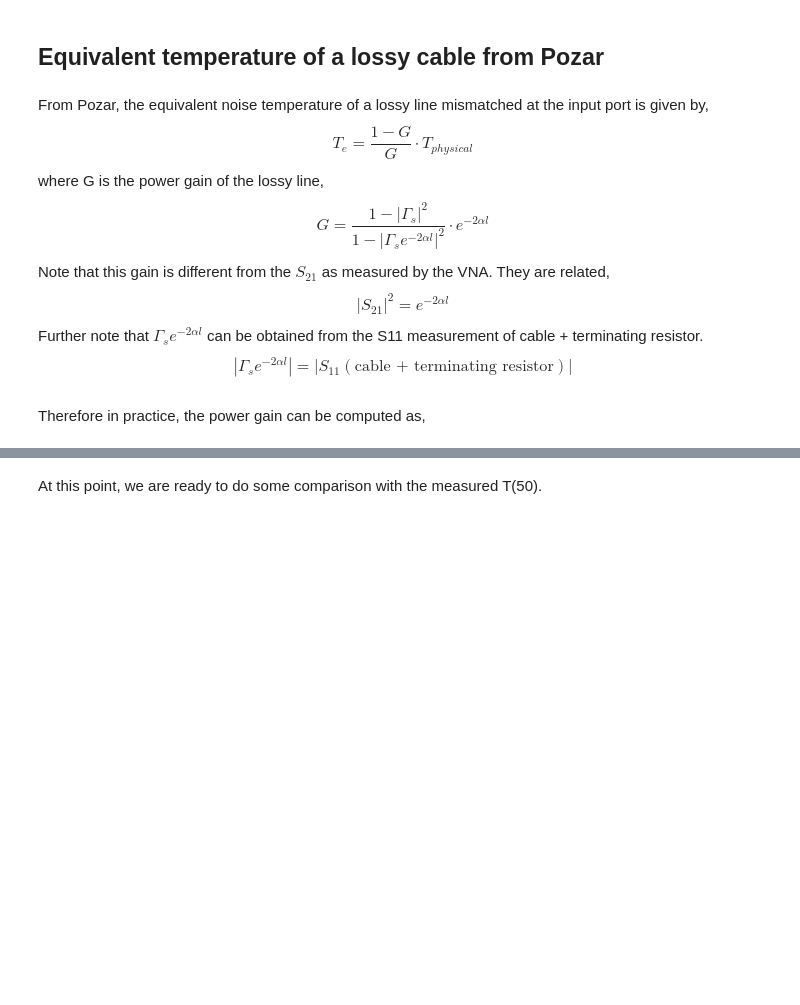
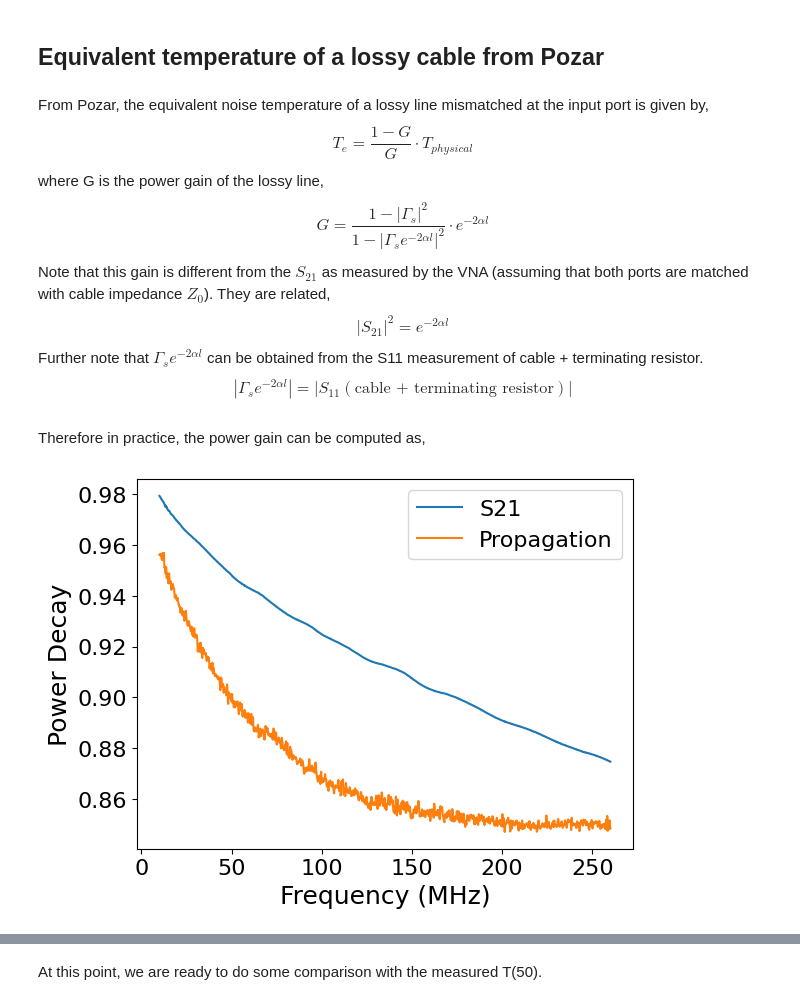
Before and after one commit to JoyYTZhou/RF_Math, a Jupyter notebook: notebooks/multiple_reflection.ipynb, the cells around one changed output, grey strips where cells are left out. Cells and saved outputs as stored; diff of their text form; code cells hidden in the pictures; blank space fills up the shorter version.

```diff
--- a/notebooks/multiple_reflection.ipynb
+++ b/notebooks/multiple_reflection.ipynb
@@ -151,7 +139,7 @@ where G is the power gain of the lossy line,
 $$
 G = \dfrac{1 - |\Gamma_s|^2}{1 - |\Gamma_s e^{-2 \alpha l}|^2} \cdot e^{-2 \alpha l}
 $$
-Note that this gain is different from the $S_{21}$ as measured by the VNA. They are related,
+Note that this gain is different from the $S_{21}$ as measured by the VNA (assuming that both ports are matched with cable impedance $Z_0$). They are related,
 $$
 |S_{21}|^2 = e^{-2 \alpha l}
 $$
@@ -164,2 +157,18 @@ Therefore in practice, the power gain can be computed as,
+# %%
+# compare power decays computed two ways
+power_decay_s21 = np.abs(Cable_S21.s[:,1,0])**2
+
+alpha = np.real(prop_cst)
+power_decay_prop = np.exp(-2 * alpha * d)
+
+plt.figure()
+plt.plot(chosen_f/1e6, power_decay_s21, label='S21')
+plt.plot(chosen_f/1e6, power_decay_prop, label='Propagation')
+plt.xlabel('Frequency (MHz)')
+plt.ylabel('Power Decay')
+plt.legend()
+plt.show()
+# %% [output]
+[figure, added]
 # %%
 # compute equivalent noise temperature of the cable using Pozar's formula
```
Also changed, not shown: parts of 9 cells of this notebook, 3 other files.
